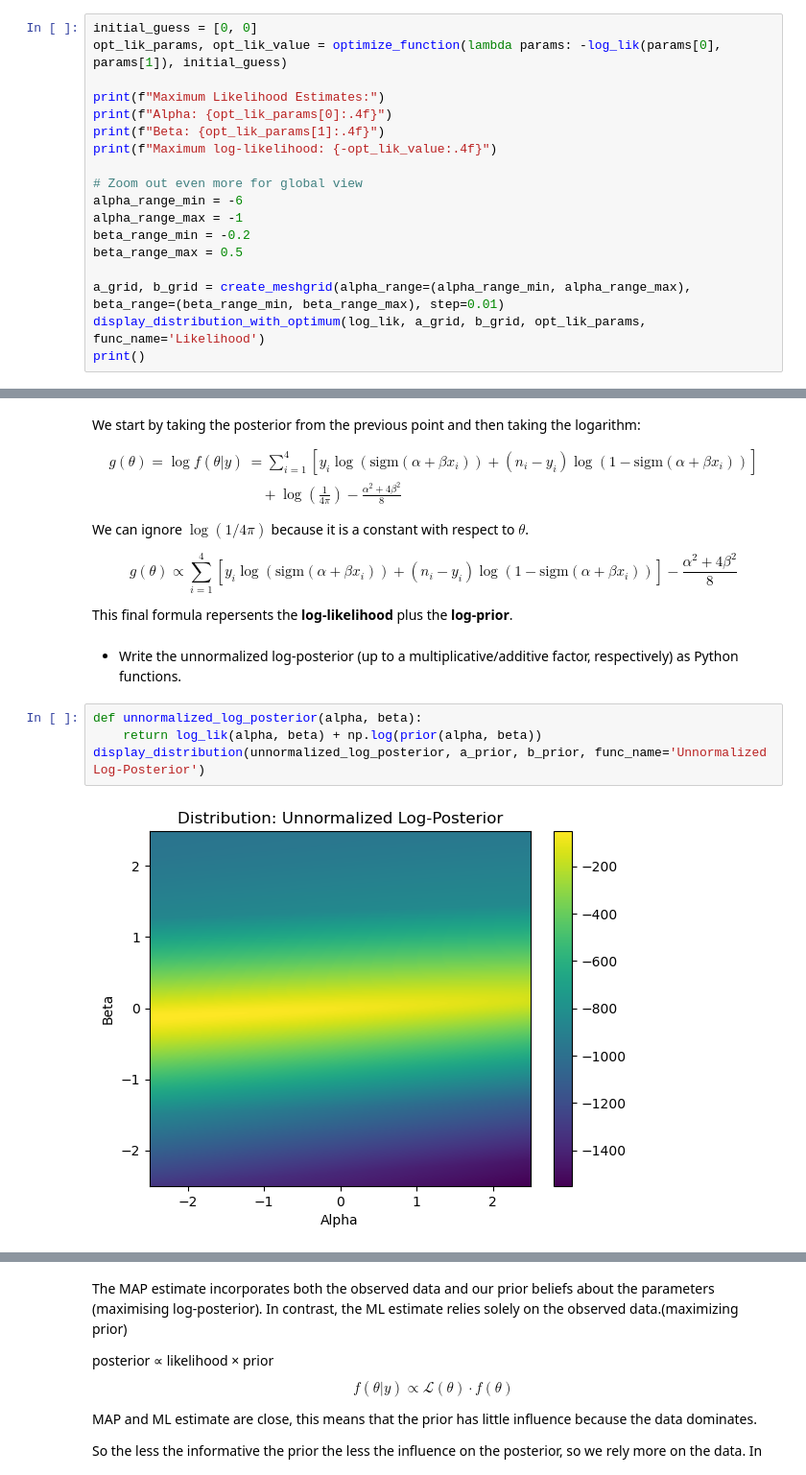
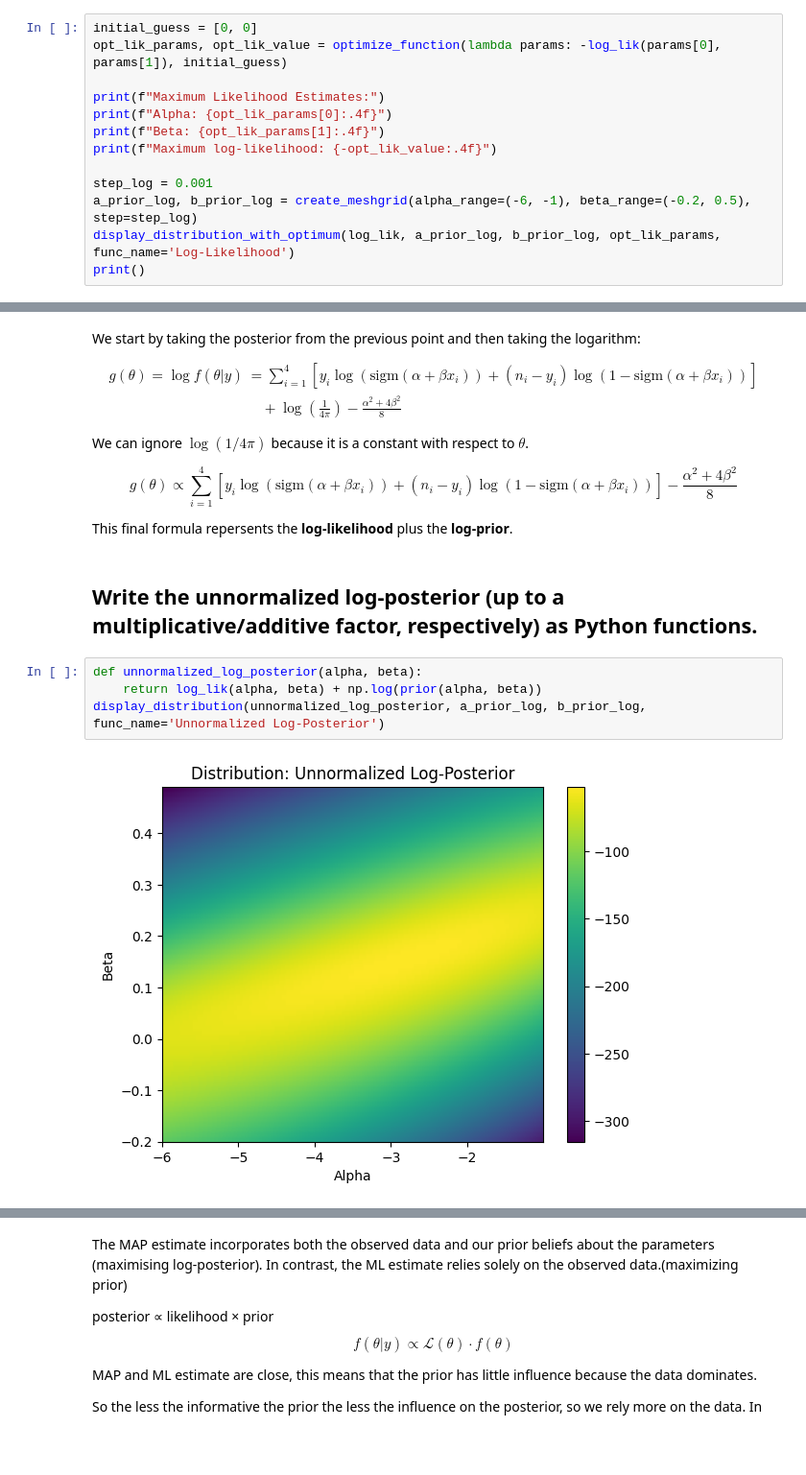
Before and after one commit to FedericoGritti/probabilistic_mushroom_spoilage_model, a Jupyter notebook: carnio_gritti.ipynb, the cells around one changed output, grey strips where cells are left out. Shown at 96% size. Cells and saved outputs as stored; diff of their text form; blank space fills up the shorter version.

```diff
--- a/carnio_gritti.ipynb
+++ b/carnio_gritti.ipynb
@@ -320,14 +316,9 @@ print(f"Alpha: {opt_lik_params[0]:.4f}")
 print(f"Beta: {opt_lik_params[1]:.4f}")
 print(f"Maximum log-likelihood: {-opt_lik_value:.4f}")
 
-# Zoom out even more for global view
-alpha_range_min = -6
-alpha_range_max = -1
-beta_range_min = -0.2
-beta_range_max = 0.5
-
-a_grid, b_grid = create_meshgrid(alpha_range=(alpha_range_min, alpha_range_max), beta_range=(beta_range_min, beta_range_max), step=0.01)
-display_distribution_with_optimum(log_lik, a_grid, b_grid, opt_lik_params, func_name='Likelihood')
+step_log = 0.001
+a_prior_log, b_prior_log = create_meshgrid(alpha_range=(-6, -1), beta_range=(-0.2, 0.5), step=step_log)
+display_distribution_with_optimum(log_lik, a_prior_log, b_prior_log, opt_lik_params, func_name='Log-Likelihood')
 print()
 # %% [output]
 Maximum Likelihood Estimates:
@@ -406,11 +397,11 @@ $$
 
 This final formula repersents the **log-likelihood** plus the **log-prior**.
 # %% [markdown]
-* Write the unnormalized log-posterior (up to a multiplicative/additive factor, respectively) as Python functions.
+## Write the unnormalized log-posterior (up to a multiplicative/additive factor, respectively) as Python functions.
 # %%
 def unnormalized_log_posterior(alpha, beta):
     return log_lik(alpha, beta) + np.log(prior(alpha, beta))
-display_distribution(unnormalized_log_posterior, a_prior, b_prior, func_name='Unnormalized Log-Posterior')
+display_distribution(unnormalized_log_posterior, a_prior_log, b_prior_log, func_name='Unnormalized Log-Posterior')
 # %% [output]
-[figure, old version]
+[figure, new version]
 # %% [markdown]
```
Also changed, not shown: parts of 57 cells of this notebook.
